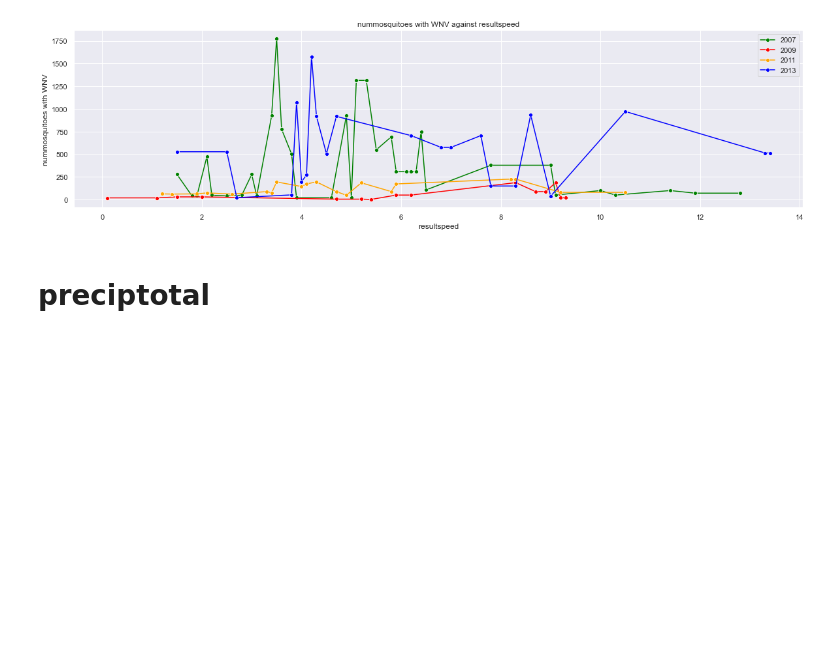
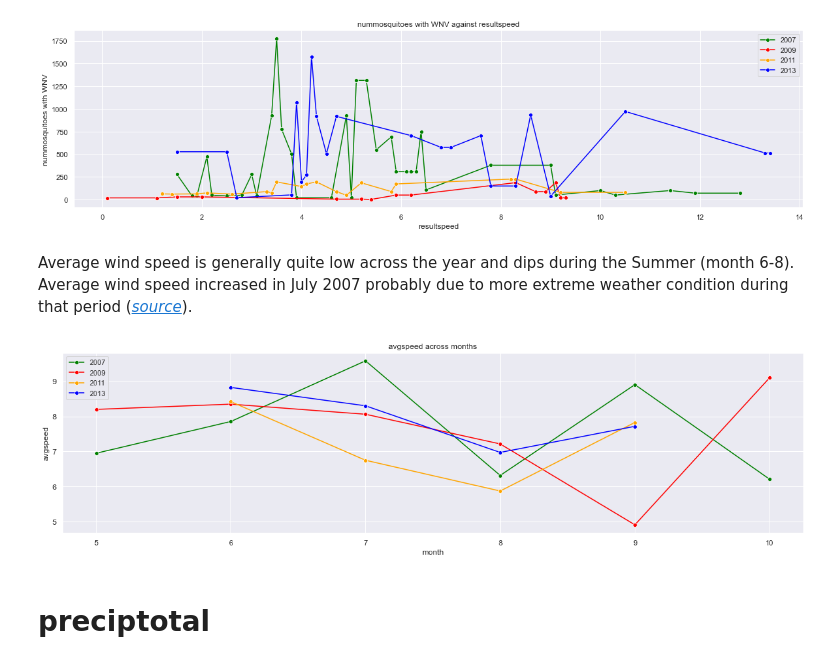
Before and after one commit to Jake-Sudoku/GA-Project-04, a Jupyter notebook: 03-Project04/Proj 4 Test/Project 4 EDA for weather + train dataset.ipynb, the cells around one changed output. Saved outputs shown, nothing was run; the diff lists cells and outputs as text; code cells hidden in the pictures; blank space fills up the shorter version.

```diff
--- a/03-Project04/Proj 4 Test/Project 4 EDA for weather + train dataset.ipynb
+++ b/03-Project04/Proj 4 Test/Project 4 EDA for weather + train dataset.ipynb
@@ -275,6 +294,12 @@ line_plot('resultspeed')
 line_plot_2('resultspeed')
 # %% [output]
 [figure]
+# %% [markdown]
+Average wind speed is generally quite low across the year and dips during the Summer (month 6-8). Average wind speed increased in July 2007 probably due to more extreme weather condition during that period ([*source*](https://www.weather.gov/iwx/20070726_supercell)).
+# %%
+line_plot_3('avgspeed')
+# %% [output]
+[figure, added]
 # %% [markdown]
 # preciptotal
 # %% [markdown]
```
Also changed, not shown: parts of 7 cells of this notebook.
